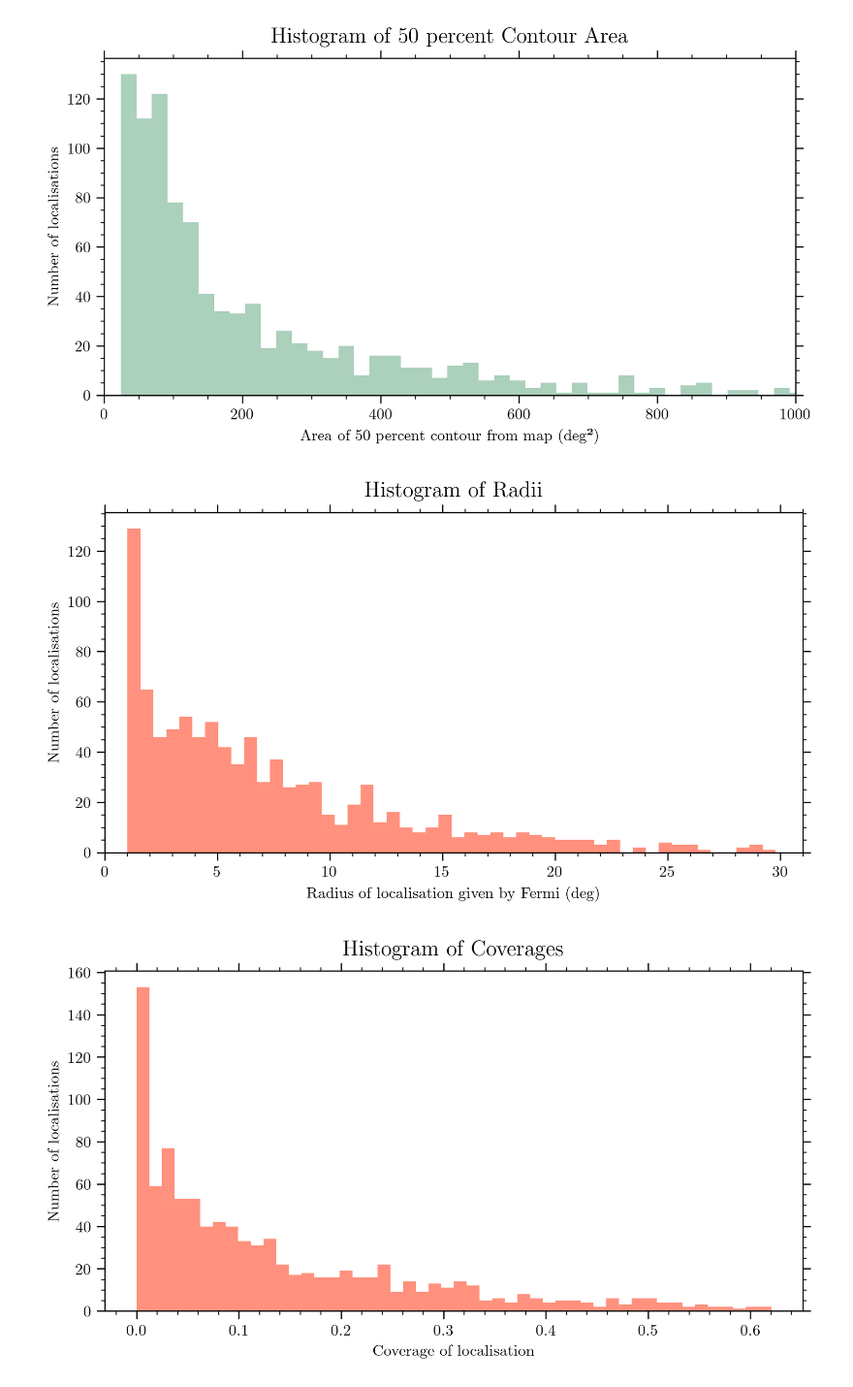
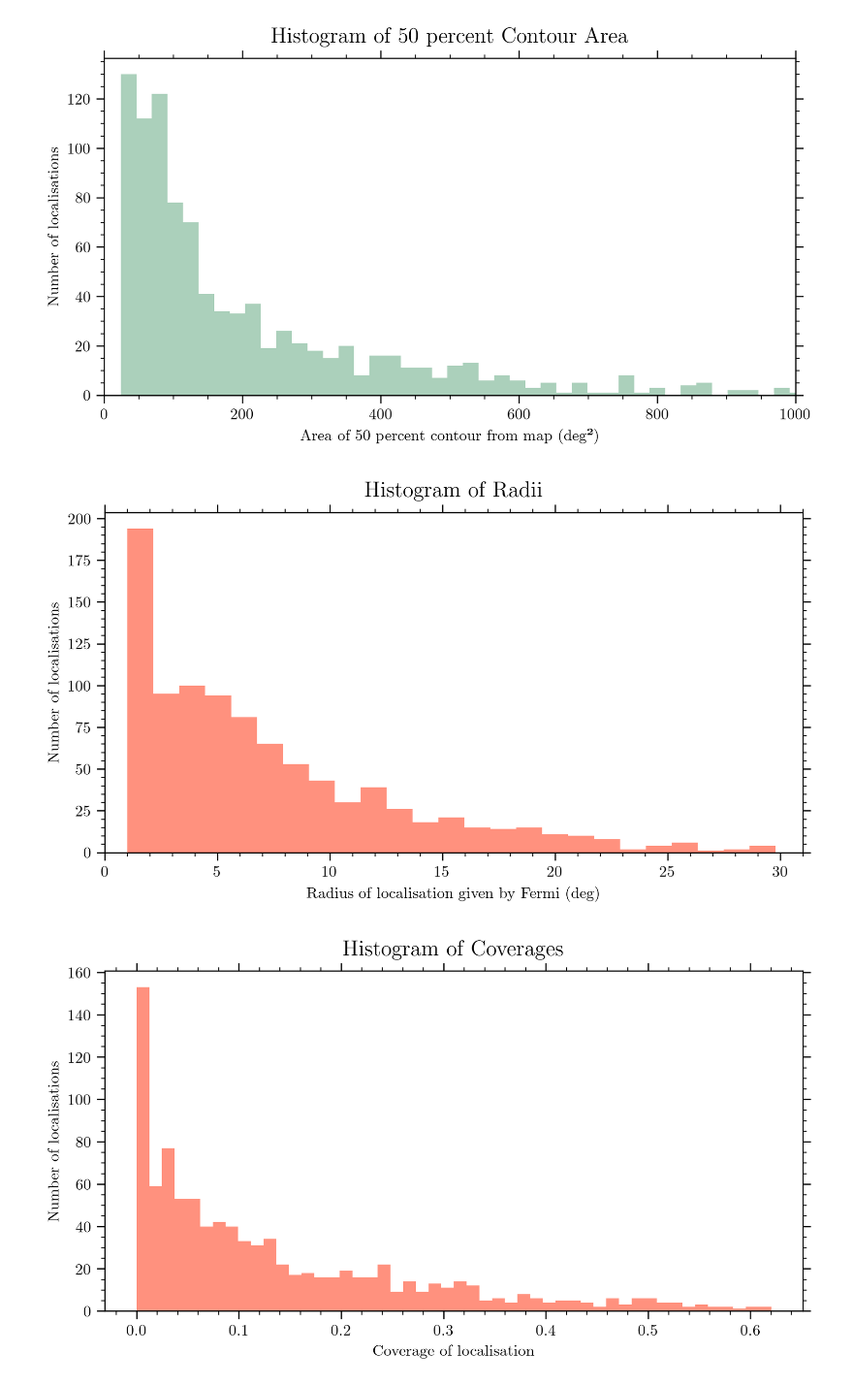
Before and after one commit to ravioli1369/fermi_grbs, a Jupyter notebook: stats.ipynb, the cells around one changed output. Shown at 97% size. Saved outputs shown, nothing was run; the diff lists cells and outputs as text; code cells hidden in the pictures.

```diff
--- a/stats.ipynb
+++ b/stats.ipynb
@@ -253,14 +253,14 @@ plt.show()
 [figure]
 # %%
 plt.figure(figsize=(8,4), dpi=300)
-plt.hist(coverage['radius'], bins=50, color='tomato', alpha=0.7)
+plt.hist(coverage['radius'], bins=25, color='tomato', alpha=0.7)
 plt.xlabel("Radius of localisation given by Fermi (deg)")
 plt.ylabel("Number of localisations")
 plt.title("Histogram of Radii", fontsize=14, pad=10)
 plt.xlim(0,31)
 plt.show()
 # %% [output]
-[figure, old version]
+[figure, new version]
 # %%
 plt.figure(figsize=(8,4), dpi=300)
 plt.hist(coverage['coverage'], bins=50, color='tomato', alpha=0.7)
```
Also changed, not shown: parts of 10 cells of this notebook, 11 other files.
